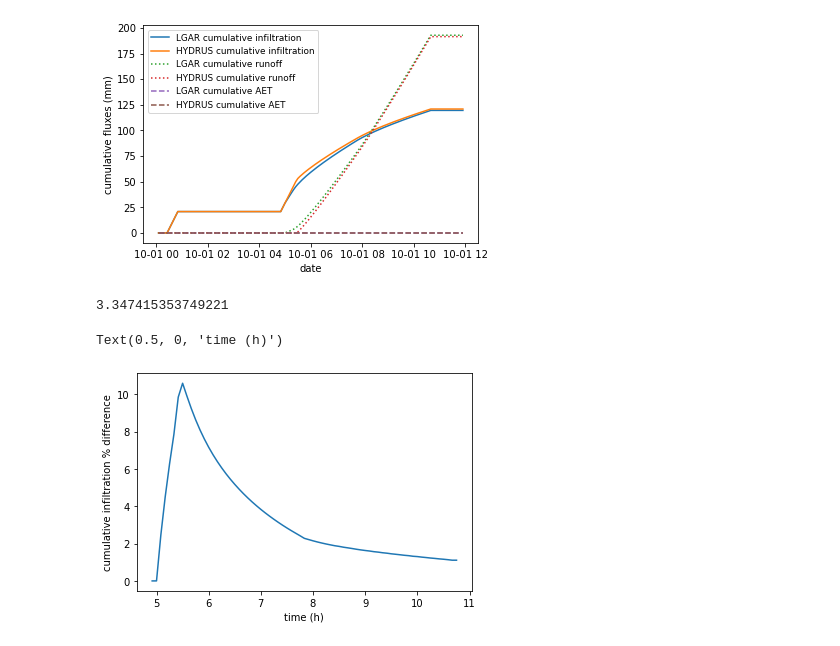
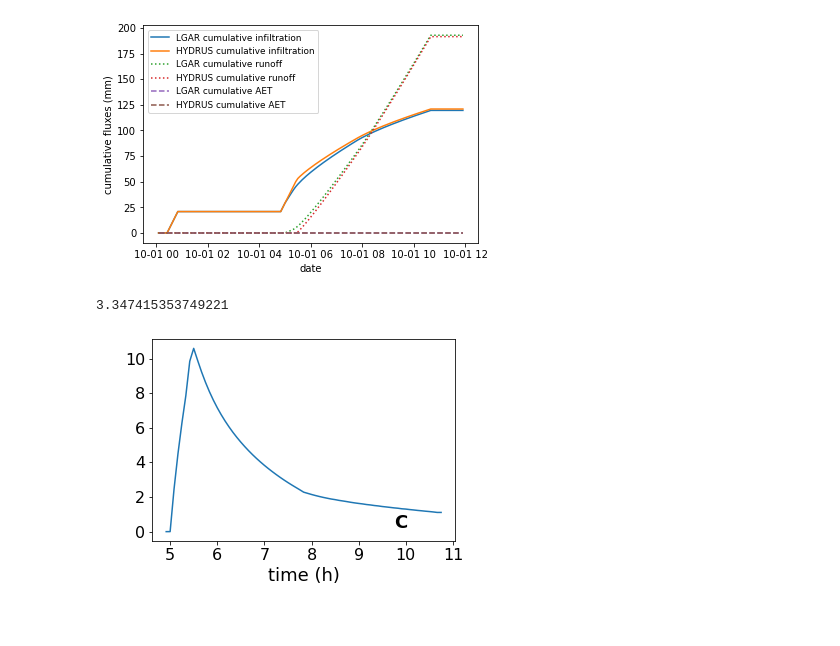
Before and after one commit to NOAA-OWP/LGAR-Py, a Jupyter notebook: vis_files/LGAR_visualize_synth_3.ipynb, the cells around one changed output. Saved outputs shown, nothing was run; the diff lists cells and outputs as text; code cells hidden in the pictures; blank space fills up the shorter version.

```diff
--- a/vis_files/LGAR_visualize_synth_3.ipynb
+++ b/vis_files/LGAR_visualize_synth_3.ipynb
@@ -302,14 +302,29 @@ for i in range(0, min(len(output)-2, len(HYDRUS_output))):
 # %%
 ###only for synthetic tests, will give nan for real tests
 
+# plt.plot(times_to_plot[58:129],percent_diff_cumulative_infiltration[58:129])
+# plt.hlines(np.mean(percent_diff_cumulative_infiltration[0:]),xmin=0,xmax=144,color='red')
+# print(np.mean(percent_diff_cumulative_infiltration[58:129]))
+# plt.ylabel('cumulative infiltration % difference')
+# plt.xlabel('time (h)')
+# plt.savefig('cumulative_infil_percent_diff_synth_3.pdf')
+
+###
+panel_letter = 'C'
+plt.figure(figsize=(6,4))
 plt.plot(times_to_plot[58:129],percent_diff_cumulative_infiltration[58:129])
 plt.hlines(np.mean(percent_diff_cumulative_infiltration[0:]),xmin=0,xmax=144,color='red')
 print(np.mean(percent_diff_cumulative_infiltration[58:129]))
-plt.ylabel('cumulative infiltration % difference')
-plt.xlabel('time (h)')
-#plt.savefig('cumulative_infil_percent_diff_Bushland.pdf')
+#plt.ylabel('cumulative infiltration \n % difference',fontsize=18)
+plt.ylabel(' ',fontsize=18)
+plt.xlabel('time (h)',fontsize=18)
+plt.yticks(fontsize=16)
+plt.xticks(fontsize=16)
+###
+plt.text(s=panel_letter,x=9.75,y=np.mean(percent_diff_cumulative_infiltration[58:129])/15.8,fontweight='bold',fontsize=18)
+plt.subplots_adjust(left=0.2, right=0.9, top=0.9, bottom=0.2)
+#plt.savefig('cumulative_infil_percent_diff_synth_3.pdf',figsize=(5, 2.5))
 # %% [output]
 3.347415353749221
-Text(0.5, 0, 'time (h)')
-[figure, old version]
+[figure, new version]
 # %%
```
Also changed, not shown: parts of 1 cell of this notebook, 12 other files.
